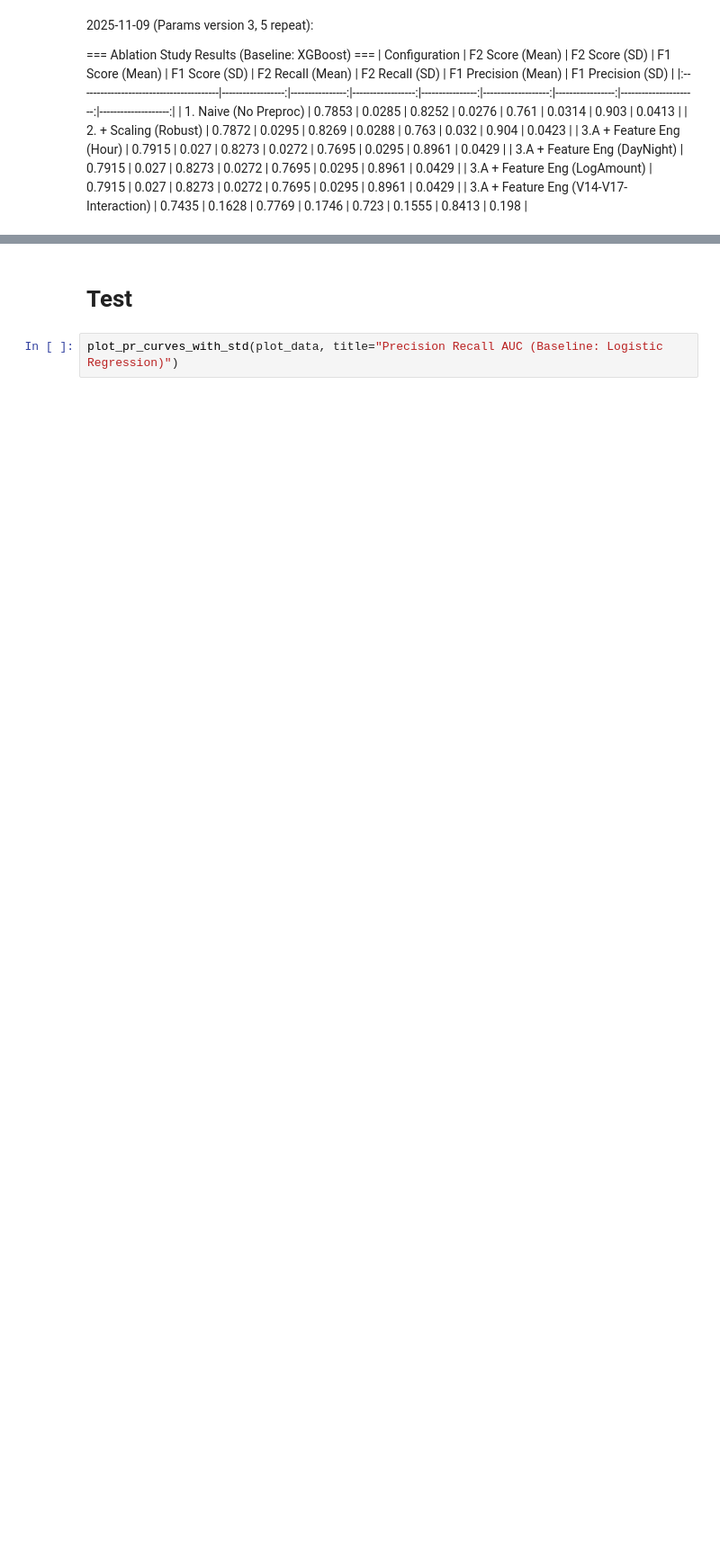
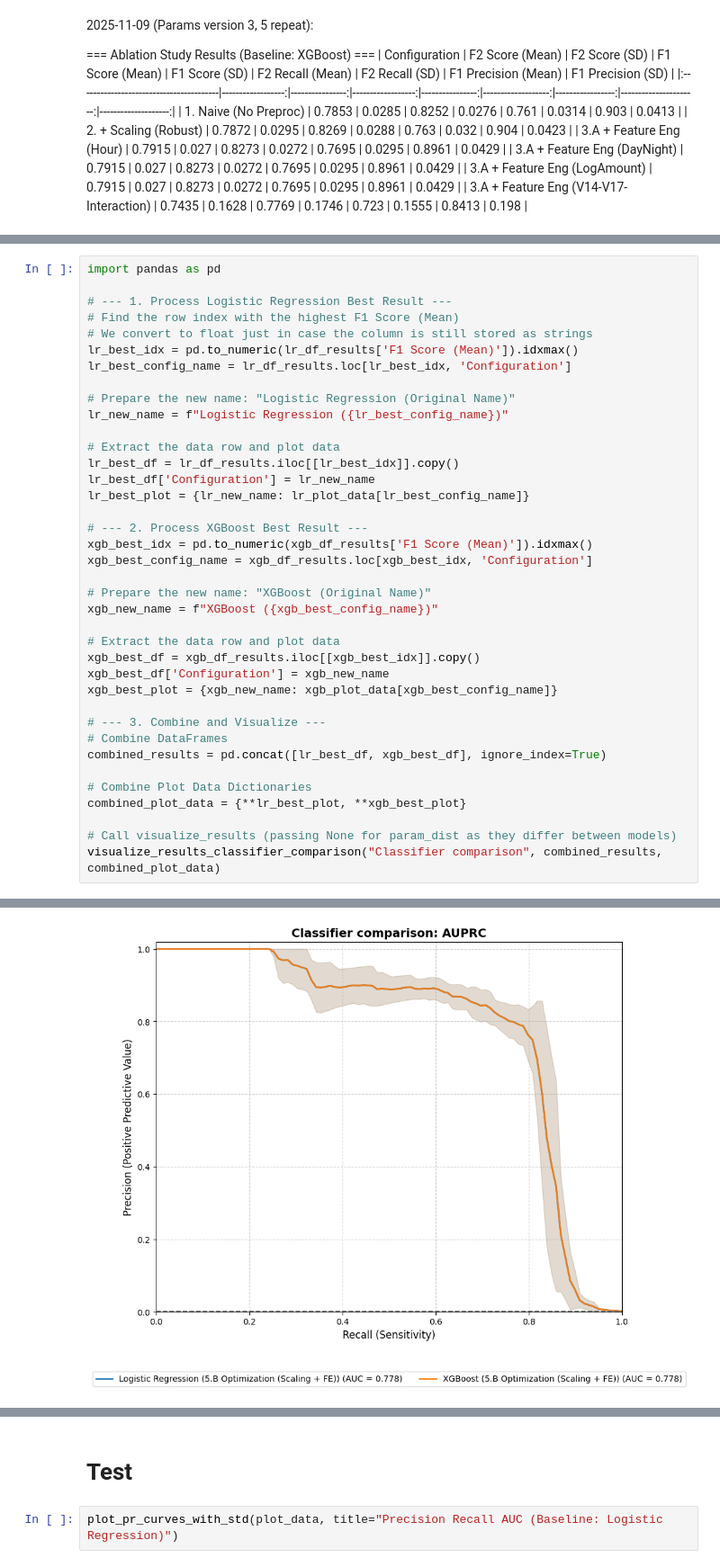
Before and after one commit to ang-bill/IU-DLMDSME01-Credit-Card-Fraud-Detection, a Jupyter notebook: Task1_Credit_Card_Fraud_Detection_Classifier_1.ipynb, the cells around one changed output, grey strips where cells are left out. Shown at 90% size. Saved outputs shown, nothing was run; the diff lists cells and outputs as text; blank space fills up the shorter version.

```diff
--- a/Task1_Credit_Card_Fraud_Detection_Classifier_1.ipynb
+++ b/Task1_Credit_Card_Fraud_Detection_Classifier_1.ipynb
@@ -1380,0 +1456,39 @@ Analysis of "6 + Optimization (without RUS)": low SD indicating high stability,
+# %%
+import pandas as pd
+
+# --- 1. Process Logistic Regression Best Result ---
+# Find the row index with the highest F1 Score (Mean)
+# We convert to float just in case the column is still stored as strings
+lr_best_idx = pd.to_numeric(lr_df_results['F1 Score (Mean)']).idxmax()
+lr_best_config_name = lr_df_results.loc[lr_best_idx, 'Configuration']
+
+# Prepare the new name: "Logistic Regression (Original Name)"
+lr_new_name = f"Logistic Regression ({lr_best_config_name})"
+
+# Extract the data row and plot data
+lr_best_df = lr_df_results.iloc[[lr_best_idx]].copy()
+lr_best_df['Configuration'] = lr_new_name
+lr_best_plot = {lr_new_name: lr_plot_data[lr_best_config_name]}
+
+# --- 2. Process XGBoost Best Result ---
+xgb_best_idx = pd.to_numeric(xgb_df_results['F1 Score (Mean)']).idxmax()
+xgb_best_config_name = xgb_df_results.loc[xgb_best_idx, 'Configuration']
+
+# Prepare the new name: "XGBoost (Original Name)"
+xgb_new_name = f"XGBoost ({xgb_best_config_name})"
+
+# Extract the data row and plot data
+xgb_best_df = xgb_df_results.iloc[[xgb_best_idx]].copy()
+xgb_best_df['Configuration'] = xgb_new_name
+xgb_best_plot = {xgb_new_name: xgb_plot_data[xgb_best_config_name]}
+
+# --- 3. Combine and Visualize ---
+# Combine DataFrames
+combined_results = pd.concat([lr_best_df, xgb_best_df], ignore_index=True)
+
+# Combine Plot Data Dictionaries
+combined_plot_data = {**lr_best_plot, **xgb_best_plot}
+
+# Call visualize_results (passing None for param_dist as they differ between models)
+visualize_results_classifier_comparison("Classifier comparison", combined_results, combined_plot_data)
+# %% [output]
@@ -1380,0 +1511 @@ Analysis of "6 + Optimization (without RUS)": low SD indicating high stability,
+[figure, added]
```
Also changed, not shown: parts of 29 cells of this notebook.
